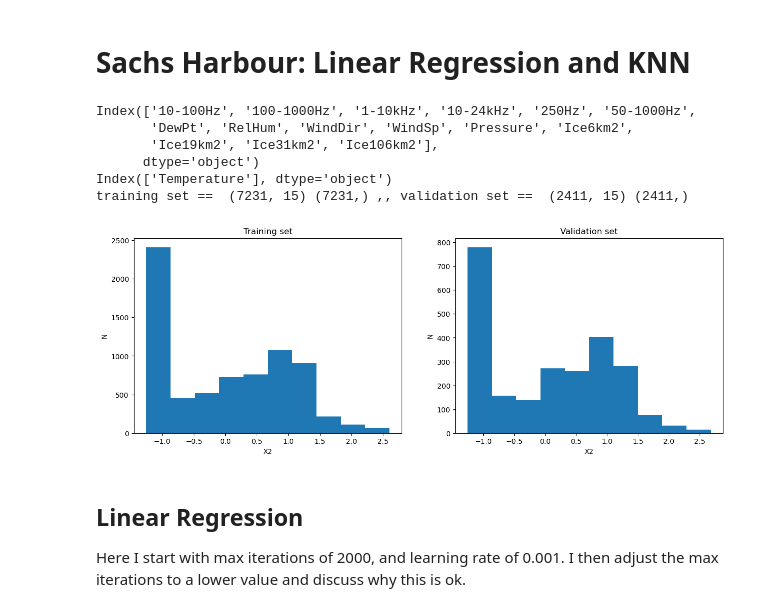
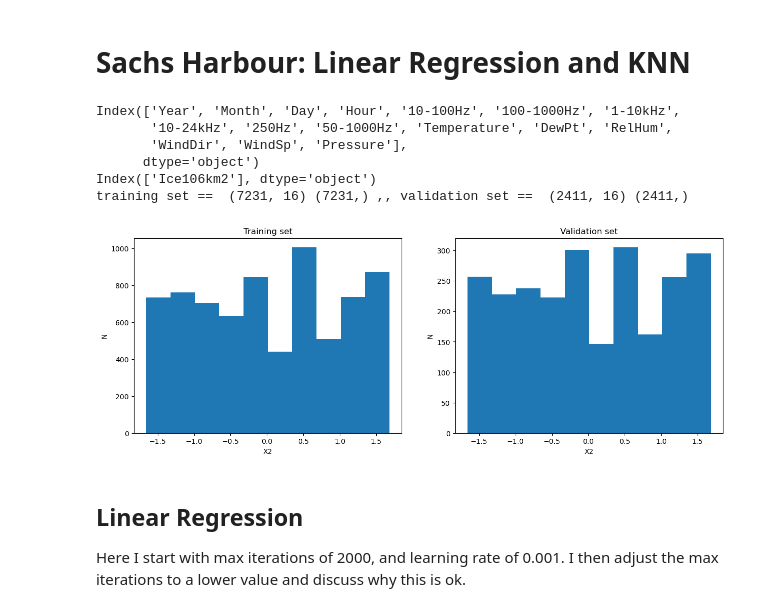
Before and after one commit to karlzam/school, a Jupyter notebook: phys555/assignment02/A2Q2-KZammit.ipynb, the cells around one changed output. Cells and saved outputs as stored; diff of their text form; code cells hidden in the pictures.

```diff
--- a/phys555/assignment02/A2Q2-KZammit.ipynb
+++ b/phys555/assignment02/A2Q2-KZammit.ipynb
@@ -190,31 +190,31 @@ def split_data(X,Y):
 # %%
 # Read in the data
 df_SH = pd.read_excel('Ambient Sound Data Sachs Harbour 2015-2016.xlsx')
-df_SH = df_SH.drop(['Deployment', 'Year', 'Month', 'Day', 'Hour', 'DateTime', 'Ice'], axis=1)
+df_SH = df_SH.drop(['Deployment', 'DateTime', 'Ice', 'Ice6km2', 'Ice19km2', 'Ice31km2'], axis=1)
 df_SH=df_SH.dropna(axis=0)
 
 # Set temperature as the target variable
-var = ['Temperature']
+var = ['Ice106km2']
 #var = ['Ice106km2']
 
 # Drop temperature out of the weather data, and set it as X
 X = df_SH.loc[:,df_SH.columns.drop(var)]
 print(X.columns)
 
 # Set the target (Y) to be temperature
 Y = df_SH[var].copy()
 print(Y.columns)
 
 # Call the split data function
 X_tr_Norm, X_va_Norm, Y_tr, Y_va = split_data(X,Y)
 # %% [output]
-Index(['10-100Hz', '100-1000Hz', '1-10kHz', '10-24kHz', '250Hz', '50-1000Hz',
-       'DewPt', 'RelHum', 'WindDir', 'WindSp', 'Pressure', 'Ice6km2',
-       'Ice19km2', 'Ice31km2', 'Ice106km2'],
+Index(['Year', 'Month', 'Day', 'Hour', '10-100Hz', '100-1000Hz', '1-10kHz',
+       '10-24kHz', '250Hz', '50-1000Hz', 'Temperature', 'DewPt', 'RelHum',
+       'WindDir', 'WindSp', 'Pressure'],
       dtype='object')
-Index(['Temperature'], dtype='object')
-training set ==  (7231, 15) (7231,) ,, validation set ==  (2411, 15) (2411,)
+Index(['Ice106km2'], dtype='object')
+training set ==  (7231, 16) (7231,) ,, validation set ==  (2411, 16) (2411,)
-[figure, old version]
+[figure, new version]
 # %% [markdown]
 ## Linear Regression
 
```
Also changed, not shown: parts of 17 cells of this notebook, 31 other files.
